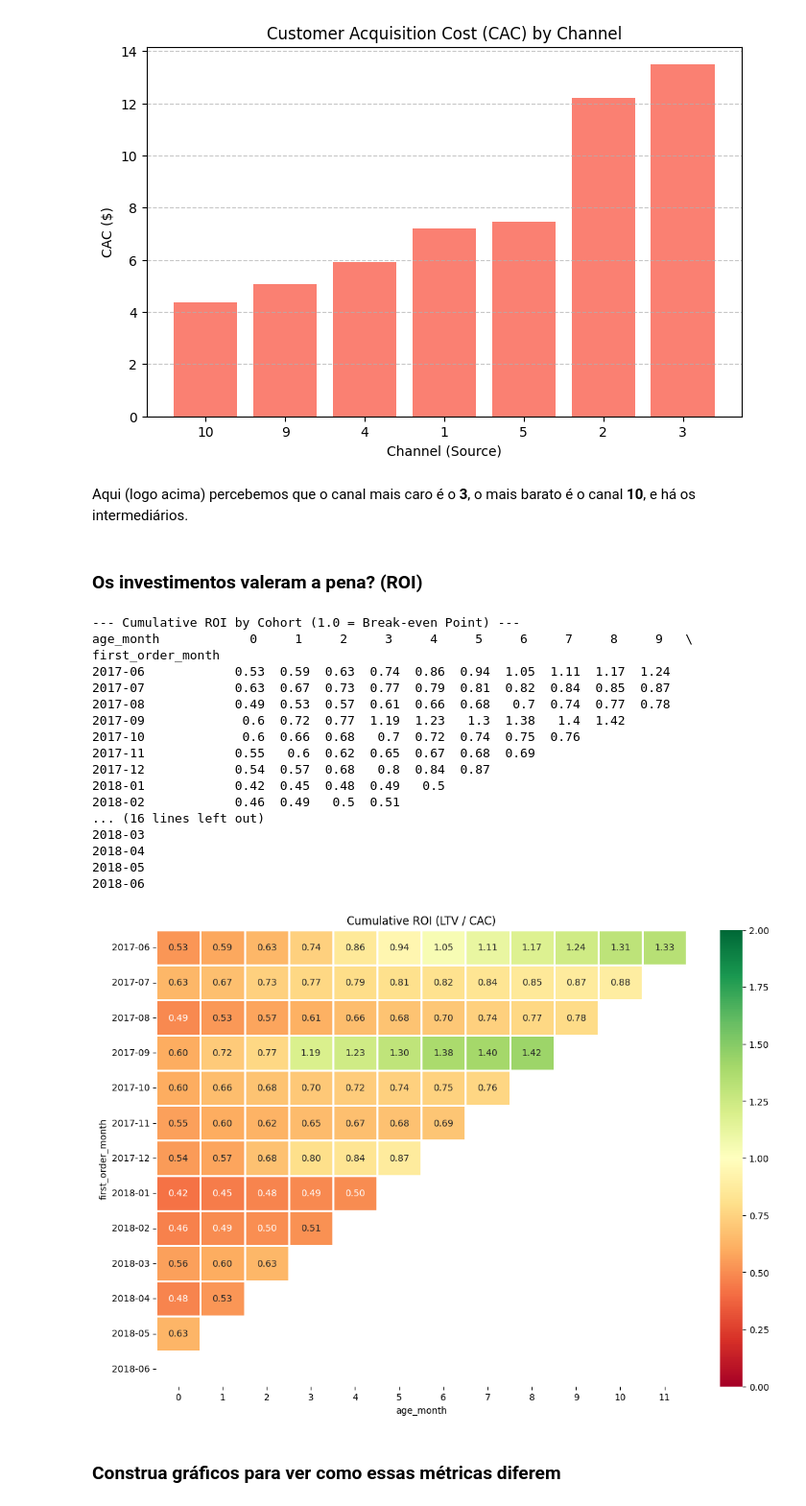
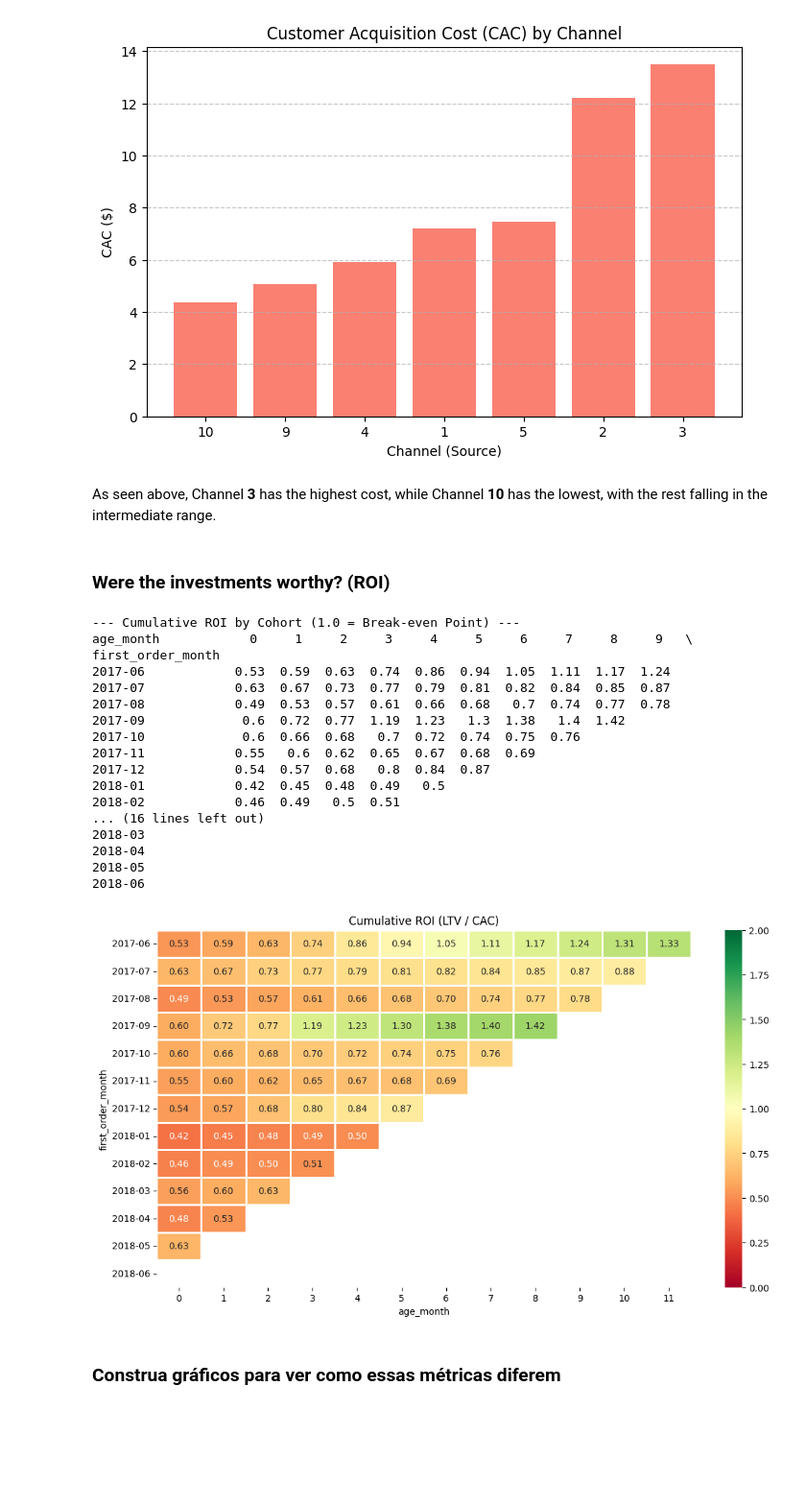
Before and after one commit to msitta/YAfisha, a Jupyter notebook: YAfisha_en.ipynb, the cells around one changed output. Shown at 96% size. Cells and saved outputs as stored; diff of their text form; code cells hidden in the pictures; blank space fills up the shorter version.

```diff
--- a/YAfisha_en.ipynb
+++ b/YAfisha_en.ipynb
@@ -606,10 +595,10 @@ plt.show()
 1          2   42806.04      3506  12.21
 2          3  141321.63     10473  13.49
 [figure]
-# %% [markdown]
-Aqui (logo acima) percebemos que o canal mais caro é o **3**, o mais barato é o canal **10**, e há os intermediários.
-# %% [markdown]
-### Os investimentos valeram a pena? (ROI)
+# %% [markdown]
+As seen above, Channel **3** has the highest cost, while Channel **10** has the lowest, with the rest falling in the intermediate range.
+# %% [markdown]
+### Were the investments worthy? (ROI)
 # %%
 # Calculate CAC by Cohort (Month)
 # Monthly Cost / Number of New Buyers in that Month
@@ -629,37 +618,37 @@ roi_print.index = roi_print.index.strftime('%Y-%m')
 print(roi_print.round(2).fillna(''))
 
 # --- ROI Heatmap ---
-plt.figure(figsize=(13, 9))
+plt.figure(figsize=(13, 7))
 plt.title('Cumulative ROI (LTV / CAC)')
 sns.heatmap(
     roi_print,
     annot=True,
     fmt='.2f',
     linewidths=1,
     linecolor='white',
     cmap='RdYlGn', # Red (Loss) -> Green (Profit)
     vmin=0, vmax=2 # Defines the color range (0 to 2x return)
 )
 plt.show()
 # %% [output]
 --- Cumulative ROI by Cohort (1.0 = Break-even Point) ---
 age_month            0     1     2     3     4     5     6     7     8     9   \
 first_order_month
 2017-06            0.53  0.59  0.63  0.74  0.86  0.94  1.05  1.11  1.17  1.24
 2017-07            0.63  0.67  0.73  0.77  0.79  0.81  0.82  0.84  0.85  0.87
 2017-08            0.49  0.53  0.57  0.61  0.66  0.68   0.7  0.74  0.77  0.78
 2017-09             0.6  0.72  0.77  1.19  1.23   1.3  1.38   1.4  1.42
 2017-10             0.6  0.66  0.68   0.7  0.72  0.74  0.75  0.76
 2017-11            0.55   0.6  0.62  0.65  0.67  0.68  0.69
 2017-12            0.54  0.57  0.68   0.8  0.84  0.87
 2018-01            0.42  0.45  0.48  0.49   0.5
 2018-02            0.46  0.49   0.5  0.51
 ... (16 lines left out)
 2018-03
 2018-04
 2018-05
 2018-06
-[figure, old version]
+[figure, new version]
 # %% [markdown]
 ### Construa gráficos para ver como essas métricas diferem
 # %%
```
Also changed, not shown: parts of 14 cells of this notebook.
